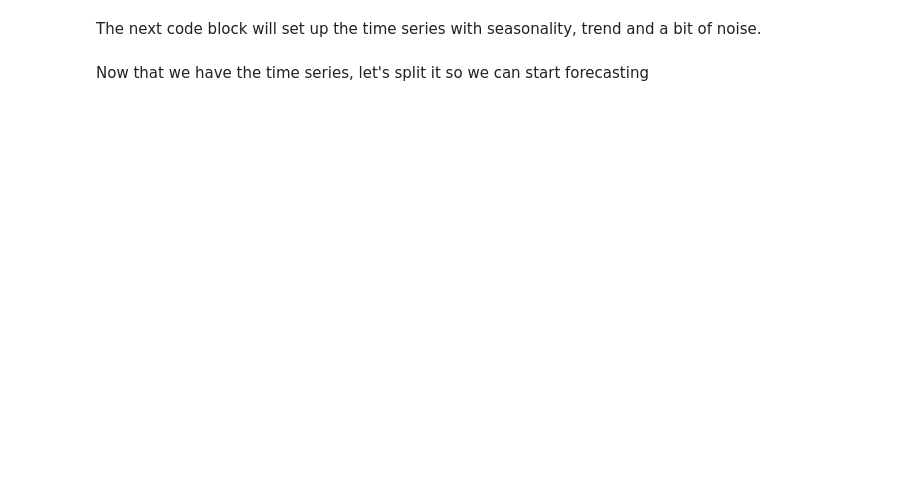
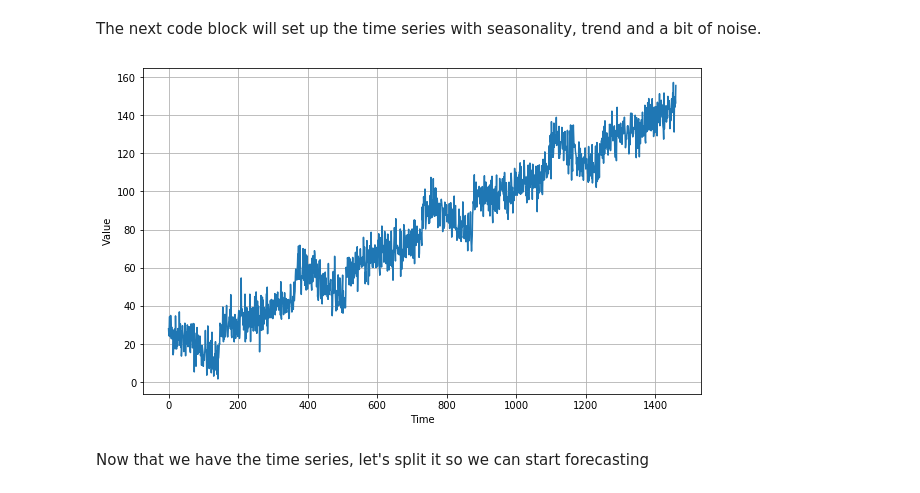
Before and after one commit to lmoroney/tfbook, a Jupyter notebook: naive-forecast.ipynb, the cells around one changed output. Saved outputs shown, nothing was run; the diff lists cells and outputs as text; code cells hidden in the pictures; blank space fills up the shorter version.

```diff
--- a/naive-forecast.ipynb
+++ b/naive-forecast.ipynb
@@ -26,37 +28,39 @@ def plot_series(time, series, format="-", start=0, end=None):
 def trend(time, slope=0):
     return slope * time
 
 def seasonal_pattern(season_time):
     """Just an arbitrary pattern, you can change it if you wish"""
     return np.where(season_time < 0.4,
                     np.cos(season_time * 2 * np.pi),
                     1 / np.exp(3 * season_time))
 
 def seasonality(time, period, amplitude=1, phase=0):
     """Repeats the same pattern at each period"""
     season_time = ((time + phase) % period) / period
     return amplitude * seasonal_pattern(season_time)
 
 def noise(time, noise_level=1, seed=None):
     rnd = np.random.RandomState(seed)
     return rnd.randn(len(time)) * noise_level
 
 time = np.arange(4 * 365 + 1, dtype="float32")
 baseline = 10
-series = trend(time, 0.1)
+series = trend(time, .05)
 baseline = 10
-amplitude = 40
-slope = 0.05
-noise_level = 5
+amplitude = 15
+slope = 0.09
+noise_level = 6
 
 # Create the series
 series = baseline + trend(time, slope) + seasonality(time, period=365, amplitude=amplitude)
 # Update with noise
 series += noise(time, noise_level, seed=42)
 
 plt.figure(figsize=(10, 6))
 plot_series(time, series)
 plt.show()
+# %% [output]
+[figure, added]
 # %% [markdown]
 Now that we have the time series, let's split it so we can start forecasting
 # %%
```
Also changed, not shown: parts of 13 cells of this notebook.
